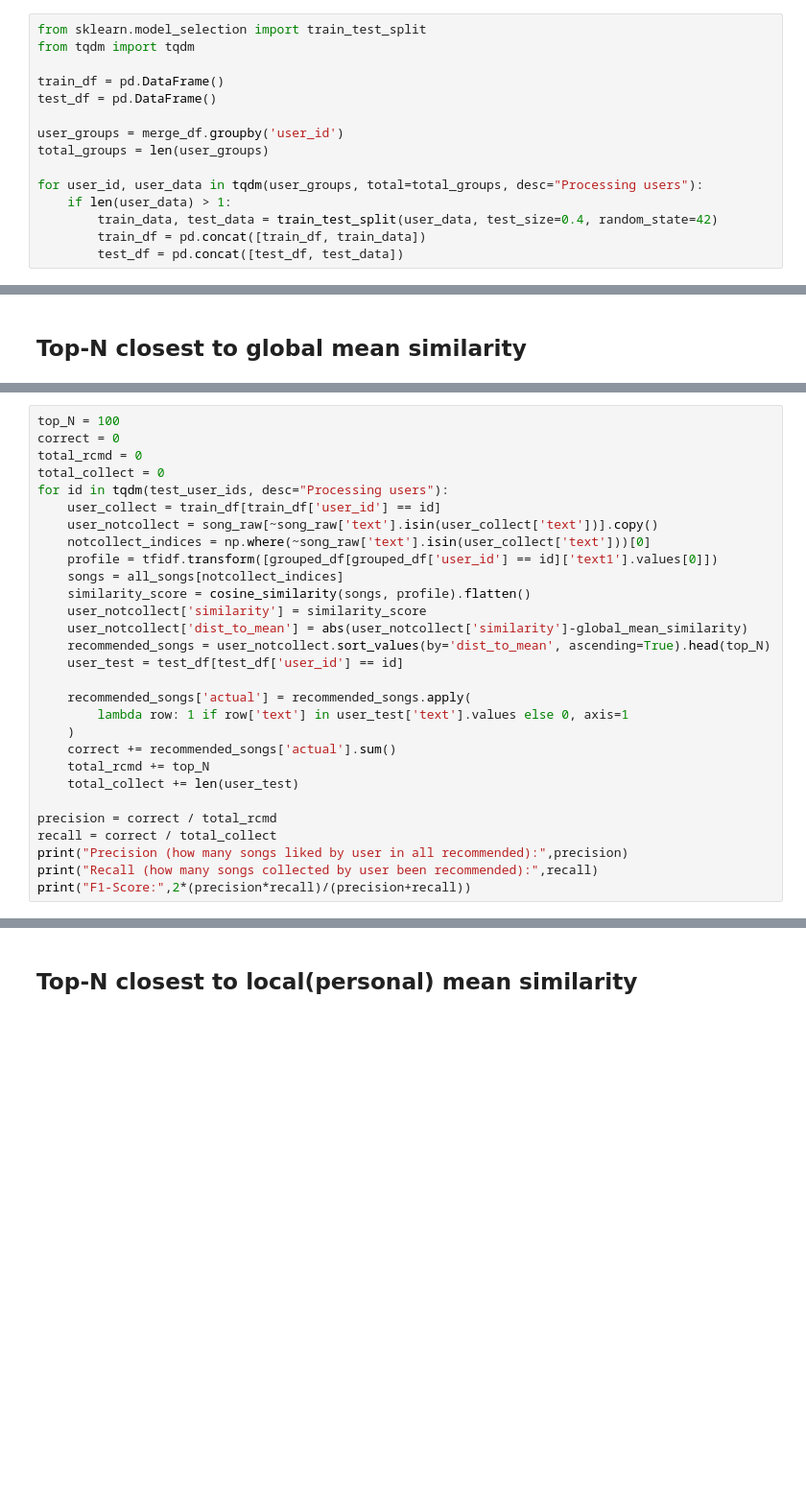
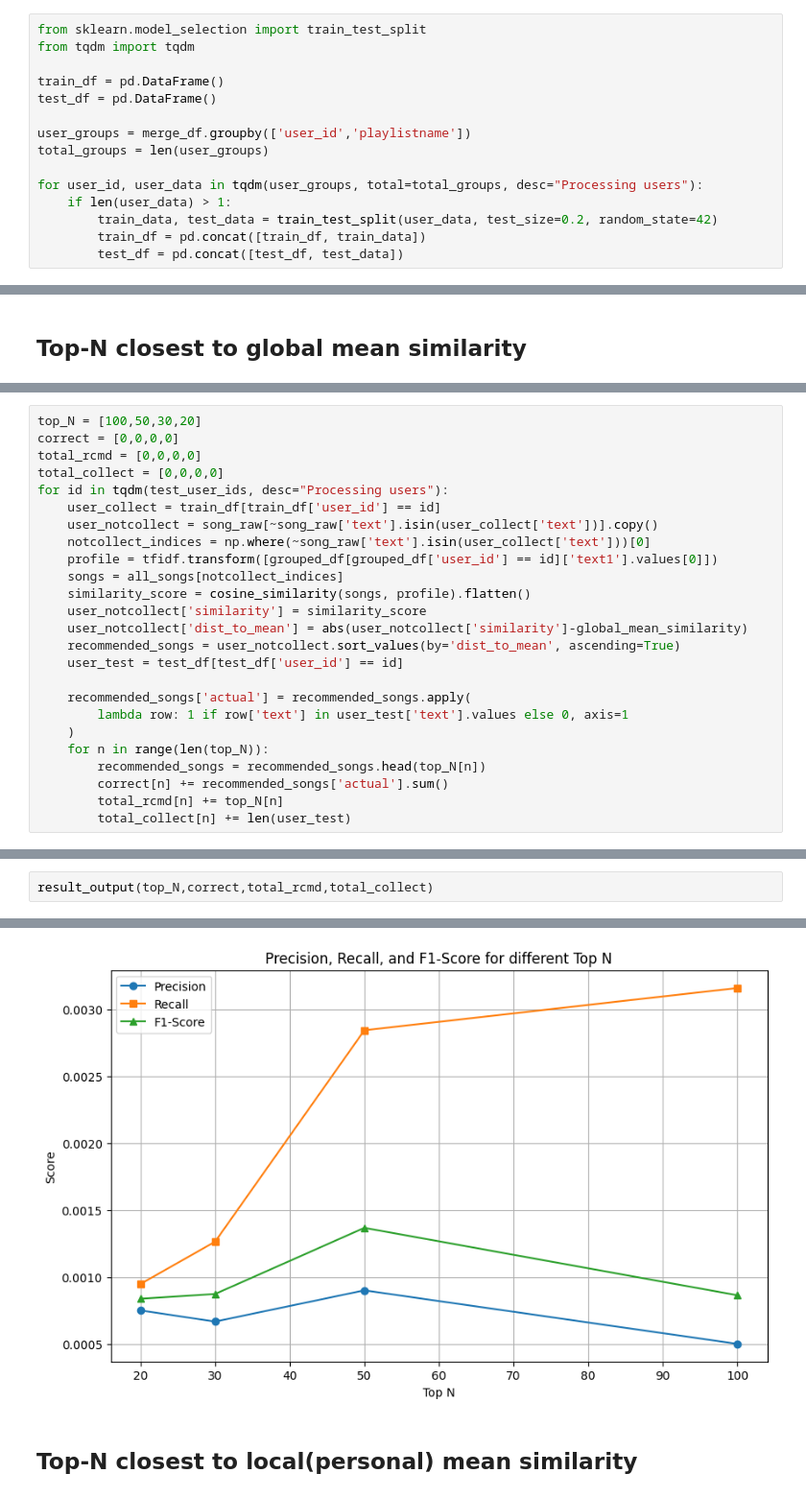
Before and after one commit to llors-chen/music9727, a Jupyter notebook: recomm1.ipynb, the cells around one changed output, grey strips where cells are left out. Shown: that part at 96% size. Drawn from its saved outputs; the diff is of its cells as text; blank space fills up the shorter version.

```diff
--- a/recomm1.ipynb
+++ b/recomm1.ipynb
@@ -98,12 +104,12 @@ from tqdm import tqdm
 train_df = pd.DataFrame()
 test_df = pd.DataFrame()
 
-user_groups = merge_df.groupby('user_id')
+user_groups = merge_df.groupby(['user_id','playlistname'])
 total_groups = len(user_groups)
 
 for user_id, user_data in tqdm(user_groups, total=total_groups, desc="Processing users"):
     if len(user_data) > 1:
-        train_data, test_data = train_test_split(user_data, test_size=0.4, random_state=42)
+        train_data, test_data = train_test_split(user_data, test_size=0.2, random_state=42)
         train_df = pd.concat([train_df, train_data])
         test_df = pd.concat([test_df, test_data])
 # %%
@@ -352,8 +412,8 @@ global_mean_similarity
 # %%
-top_N = 100
-correct = 0
-total_rcmd = 0
-total_collect = 0
+top_N = [100,50,30,20]
+correct = [0,0,0,0]
+total_rcmd = [0,0,0,0]
+total_collect = [0,0,0,0]
 for id in tqdm(test_user_ids, desc="Processing users"):
     user_collect = train_df[train_df['user_id'] == id]
     user_notcollect = song_raw[~song_raw['text'].isin(user_collect['text'])].copy()
@@ -363,18 +423,14 @@ for id in tqdm(test_user_ids, desc="Processing users"):
     similarity_score = cosine_similarity(songs, profile).flatten()
     user_notcollect['similarity'] = similarity_score
     user_notcollect['dist_to_mean'] = abs(user_notcollect['similarity']-global_mean_similarity)
-    recommended_songs = user_notcollect.sort_values(by='dist_to_mean', ascending=True).head(top_N)
+    recommended_songs = user_notcollect.sort_values(by='dist_to_mean', ascending=True)
     user_test = test_df[test_df['user_id'] == id]
 
     recommended_songs['actual'] = recommended_songs.apply(
         lambda row: 1 if row['text'] in user_test['text'].values else 0, axis=1
     )
-    correct += recommended_songs['actual'].sum()
-    total_rcmd += top_N
-    total_collect += len(user_test)
-
-precision = correct / total_rcmd
-recall = correct / total_collect
-print("Precision (how many songs liked by user in all recommended):",precision)
-print("Recall (how many songs collected by user been recommended):",recall)
-print("F1-Score:",2*(precision*recall)/(precision+recall))
+    for n in range(len(top_N)):
+        recommended_songs = recommended_songs.head(top_N[n])
+        correct[n] += recommended_songs['actual'].sum()
+        total_rcmd[n] += top_N[n]
+        total_collect[n] += len(user_test)
@@ -384,0 +437,3 @@ F1-Score: 0.0009834856370118429
+# %%
+result_output(top_N,correct,total_rcmd,total_collect)
+# %% [output]
@@ -385,3 +459,4 @@ F1-Score: 0.0009834856370118429
+[figure, added]
 # %% [markdown]
 ## Top-N closest to local(personal) mean similarity
 # %%
```
Also changed, not shown: parts of 52 cells of this notebook, 1 other file.
